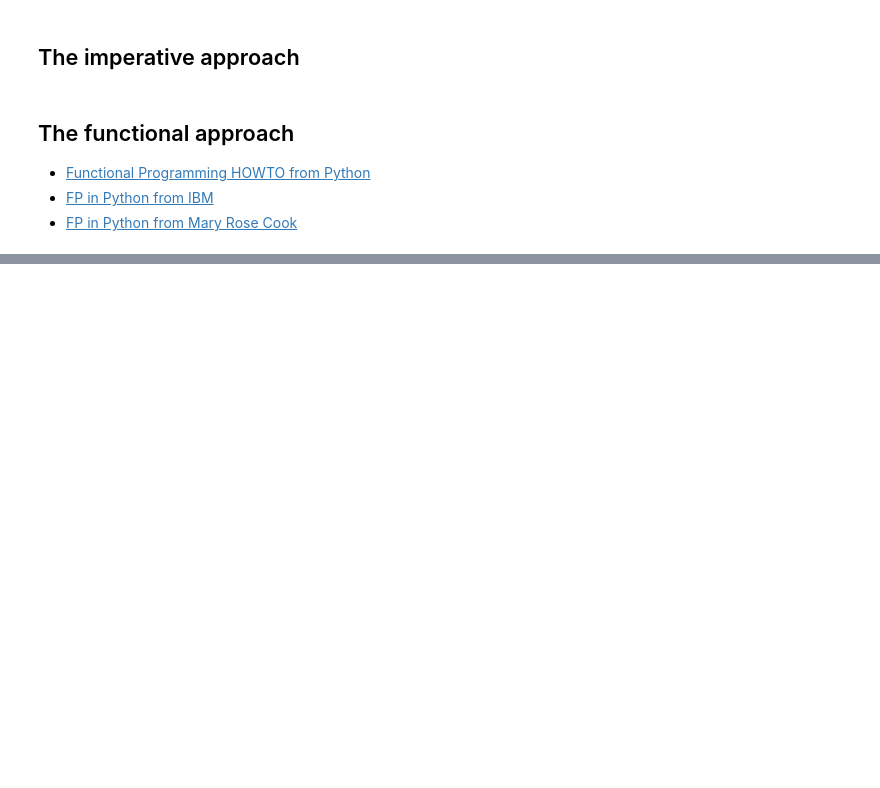
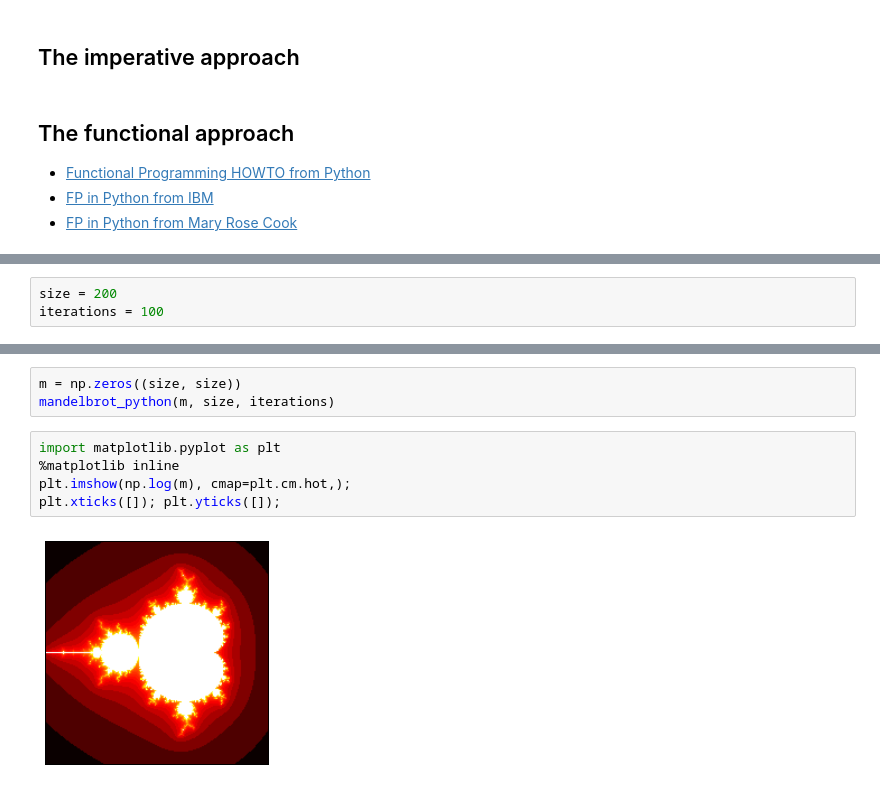
Before and after one commit to asberk/ubcs3, a Jupyter notebook: Python utilities.ipynb, the cells around one changed output, grey strips where cells are left out. Drawn from its saved outputs; the diff is of its cells as text; blank space fills up the shorter version.

```diff
--- a/Python utilities.ipynb
+++ b/Python utilities.ipynb
@@ -235,0 +269,3 @@ World!
+# %%
+size = 200
+iterations = 100
@@ -235,0 +286,10 @@ World!
+# %%
+m = np.zeros((size, size))
+mandelbrot_python(m, size, iterations)
+# %%
+import matplotlib.pyplot as plt
+%matplotlib inline
+plt.imshow(np.log(m), cmap=plt.cm.hot,);
+plt.xticks([]); plt.yticks([]);
+# %% [output]
+[figure, added]
```
Also changed, not shown: parts of 76 cells of this notebook.
